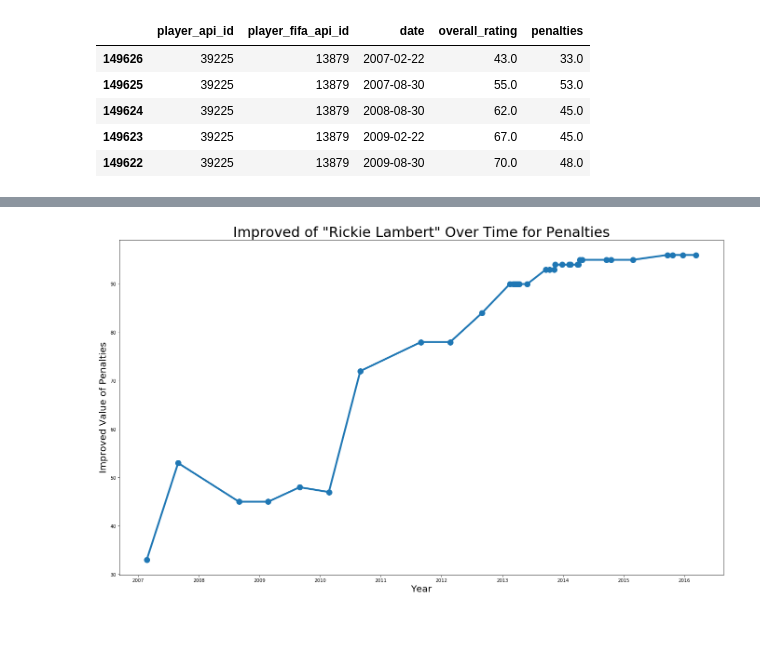
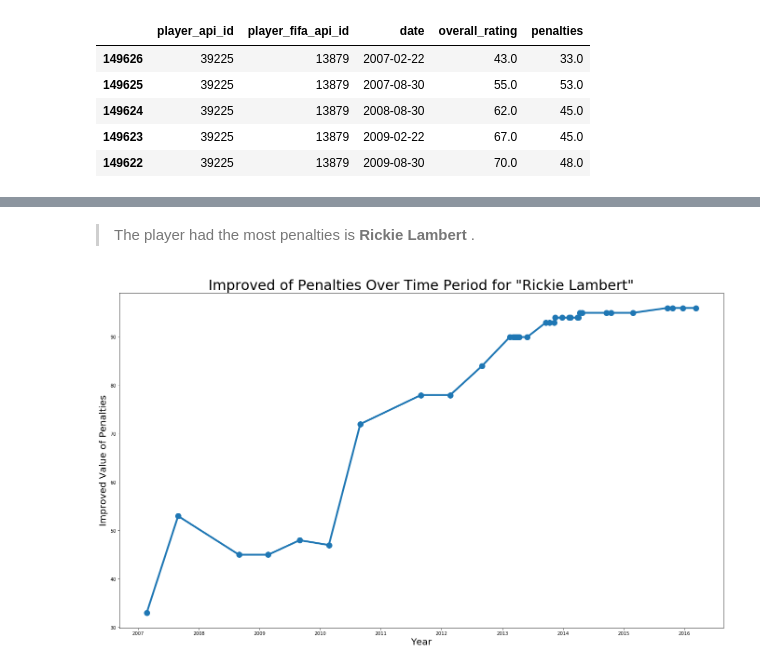
Before and after one commit to mohmednasr/europeansoccerdatabase, a Jupyter notebook: investigate-a-dataset.ipynb, the cells around one changed output, grey strips where cells are left out. Cells and saved outputs as stored; diff of their text form; code cells hidden in the pictures; blank space fills up the shorter version.

```diff
--- a/investigate-a-dataset.ipynb
+++ b/investigate-a-dataset.ipynb
@@ -598,11 +623,13 @@ improved_the_most_player.head()
+# %% [markdown]
+> The player had the most penalties is **Rickie Lambert** .
 # %%
 fig = plt.figure()
 ax = fig.add_axes([0.1, 0.1,3 , 2.5])
 plt.plot(improved_the_most_player['date'], improved_the_most_player['penalties'], linewidth = 4, marker = 'o',markersize=12)
-plt.title('Improved of "Rickie Lambert" Over Time for Penalties',fontdict = {'fontsize': 30,
+plt.title('Improved of Penalties Over Time Period for "Rickie Lambert"',fontdict = {'fontsize': 30,
  'fontweight' : 2 })
 plt.xlabel('Year', fontdict = {'fontsize': 20, 'fontweight': 1})
 plt.ylabel('Improved Value of Penalties', fontdict = {'fontsize':20, 'fontweight':1})
 plt.show()
 # %% [output]
-[figure, old version]
+[figure, new version]
```
Also changed, not shown: parts of 22 cells of this notebook, 1 other file.
